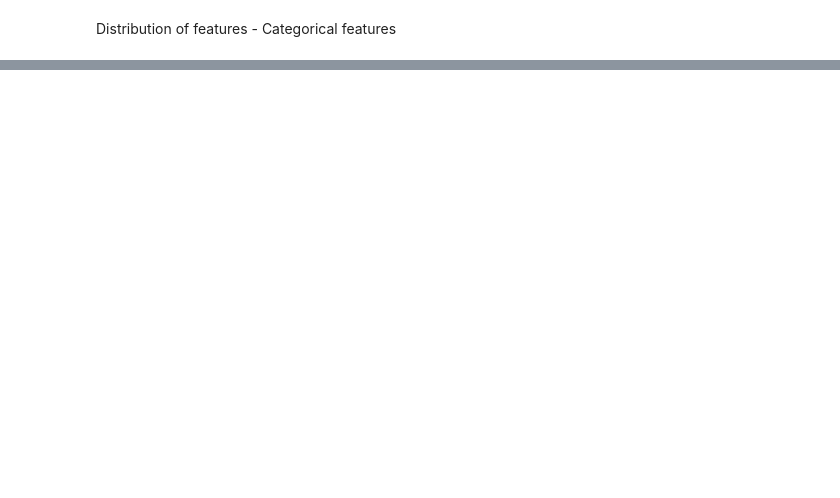
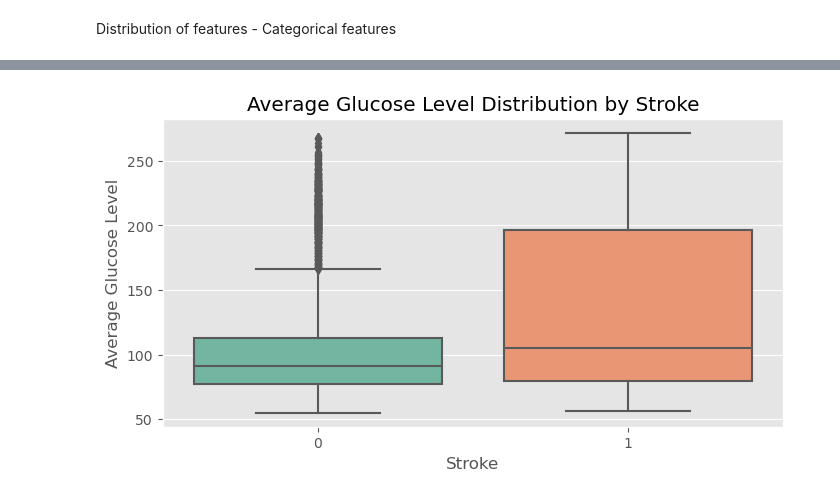
Before and after one commit to Mathangi-Chandrasekaran/Machine-Learning, a Jupyter notebook: ml_project_1.ipynb, the cells around one changed output, grey strips where cells are left out. Saved outputs shown, nothing was run; the diff lists cells and outputs as text; code cells hidden in the pictures; blank space fills up the shorter version.

```diff
--- a/ml_project_1.ipynb
+++ b/ml_project_1.ipynb
@@ -343,0 +253,9 @@ Also, not very practicle , best is to stick with plotting categorical data befor
+# %%
+plt.figure(figsize=(8, 4))
+sns.boxplot(data=df_be, x='stroke', y='avg_glucose_level', palette='Set2')
+plt.title('Average Glucose Level Distribution by Stroke')
+plt.xlabel('Stroke')
+plt.ylabel('Average Glucose Level')
+plt.show()
+# %% [output]
+[figure, added]
```
Also changed, not shown: parts of 70 cells of this notebook.
